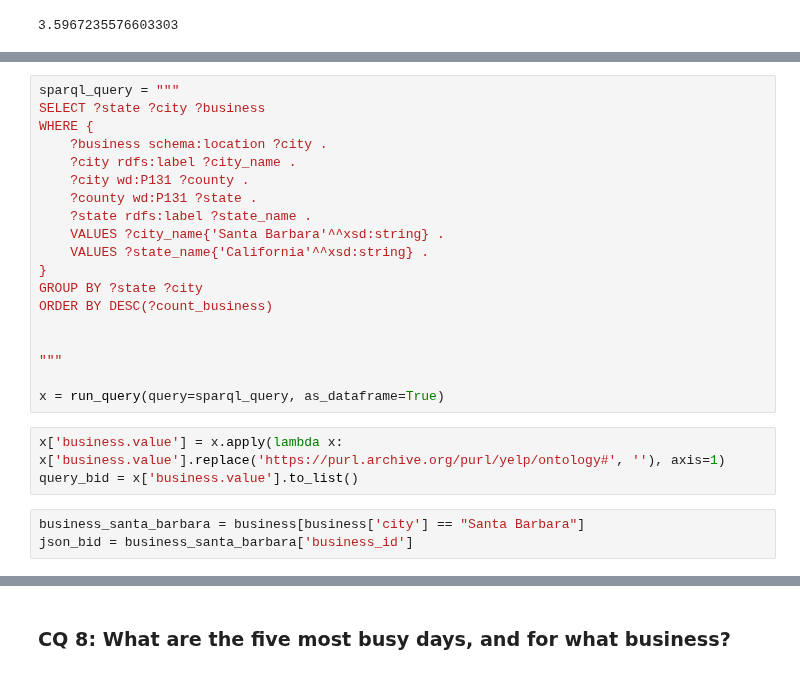
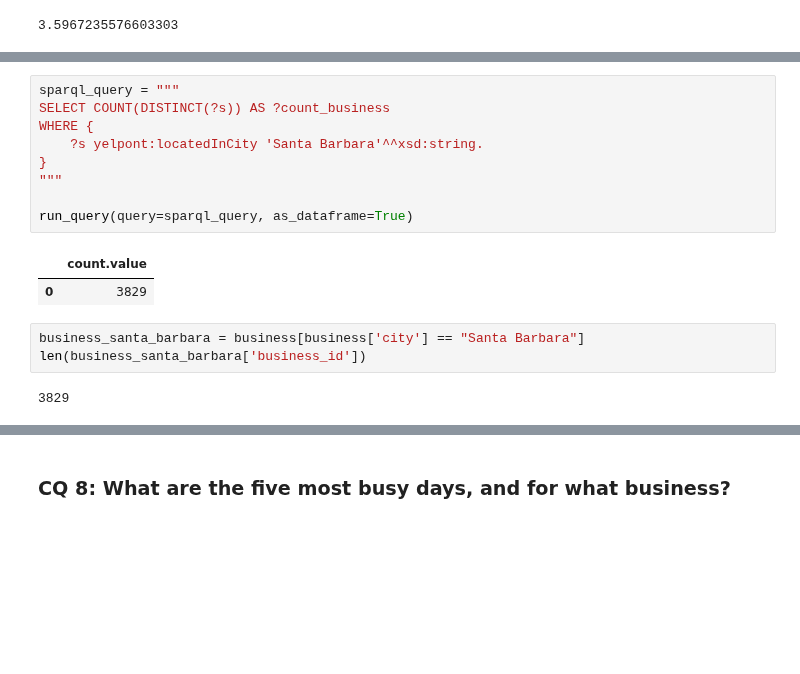
Before and after one commit to christiannielsen98/DVML-P7, a Jupyter notebook: Code/CompetencyQuestions/yelp_competency_question.ipynb, the cells around one changed output, grey strips where cells are left out. Cells and saved outputs as stored; diff of their text form; blank space fills up the shorter version.

```diff
--- a/Code/CompetencyQuestions/yelp_competency_question.ipynb
+++ b/Code/CompetencyQuestions/yelp_competency_question.ipynb
@@ -243,25 +167,17 @@ run_query(query=sparql_query, as_dataframe=True)
-# %%
-sparql_query = """
-SELECT ?state ?city ?business
-WHERE {
-    ?business schema:location ?city .
-    ?city rdfs:label ?city_name .
-    ?city wd:P131 ?county .
-    ?county wd:P131 ?state .
-    ?state rdfs:label ?state_name .
-    VALUES ?city_name{'Santa Barbara'^^xsd:string} .
-    VALUES ?state_name{'California'^^xsd:string} .
-}
-GROUP BY ?state ?city
-ORDER BY DESC(?count_business)
-
-
-"""
-
-x = run_query(query=sparql_query, as_dataframe=True)
-# %%
-x['business.value'] = x.apply(lambda x: x['business.value'].replace('https://purl.archive.org/purl/yelp/ontology#', ''), axis=1)
-query_bid = x['business.value'].to_list()
+# %%
+sparql_query = """
+SELECT COUNT(DISTINCT(?s)) AS ?count_business
+WHERE {
+    ?s yelpont:locatedInCity 'Santa Barbara'^^xsd:string.
+}
+"""
+
+run_query(query=sparql_query, as_dataframe=True)
+# %% [output]
+|  | count.value |
+| 0 | 3829 |
 # %%
 business_santa_barbara = business[business['city'] == "Santa Barbara"]
-json_bid = business_santa_barbara['business_id']
+len(business_santa_barbara['business_id'])
+# %% [output]
+3829
```
Also changed, not shown: parts of 8 cells of this notebook, 2 other files.
